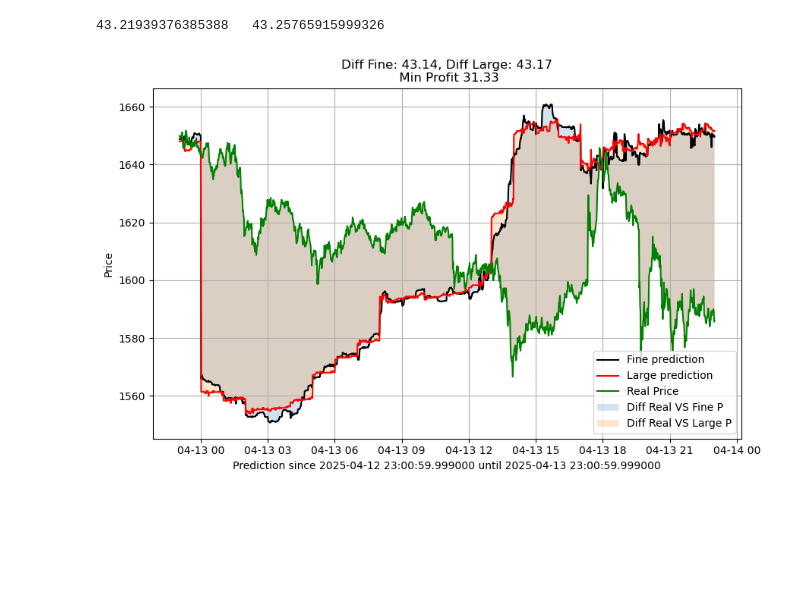
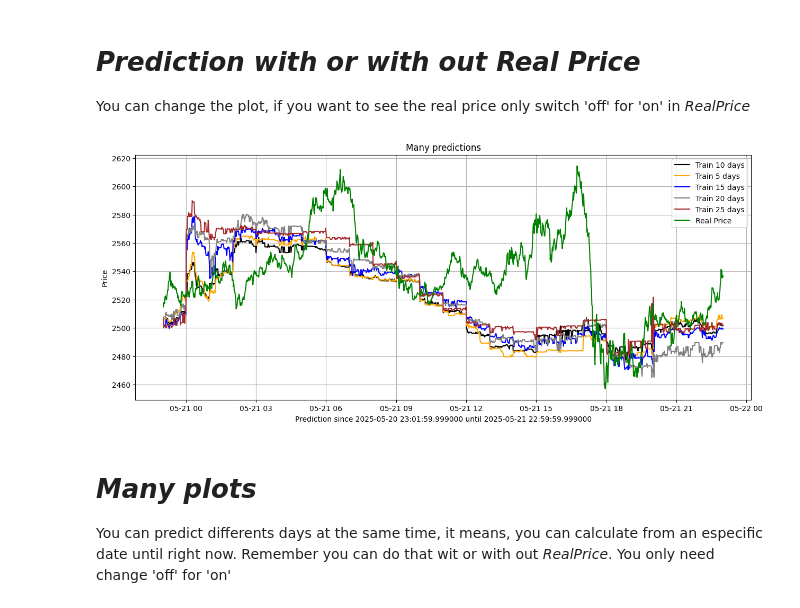
Before and after one commit to Santiagosphysics/FinalHeimdall, a Jupyter notebook: test_1.ipynb, the cells around one changed output. Saved outputs shown, nothing was run; the diff lists cells and outputs as text; code cells hidden in the pictures; blank space fills up the shorter version.

```diff
--- a/test_1.ipynb
+++ b/test_1.ipynb
@@ -1,19 +1,33 @@
-# %%
-from indicators import ModelIndicators
-
-
-end_time = '2025-04-12 23:00:00'
-
-days_fine_pred = 5
-days_pred = 25
-crypto='ETHUSDT'
-time='min'
-
-
-test_1 = ModelIndicators().development_XGBoost_final(end_time = end_time, days_fine_pred=days_fine_pred, days_pred = days_pred, crypto = crypto, time = time)
-# %% [output]
-43.21939376385388   43.25765915999326
-[figure, removed]
+# %% [markdown]
+# *Prediction with or with out Real Price*
+
+You can change the plot, if you want to see the real price only switch 'off' for 'on' in *RealPrice*
+# %%
+%matplotlib inline
+from indicators import ModelIndicators
+
+end_time = '2025-05-20 23:00:00'
+
+crypto='ETHUSDT'
+time='min'
+
+FirstTime= 5
+SecondTime=10
+ThirdTime= 15
+FourthTime=20
+FifthTime= 25
+
+RealPrice = 'on'
+ShowImage = 'on'
+
+test = ModelIndicators().XGBoostFinalFivePreds(end_time, FirstTime, SecondTime, ThirdTime, FourthTime, FifthTime, crypto, time)
+plot_1 = ModelIndicators().CreateImagesFivePreds(data=test, RealPrice=RealPrice, ShowImage=ShowImage)
+# %% [output]
+[figure, added]
+# %% [markdown]
+# *Many plots*
+
+You can predict differents days at the same time, it means, you can calculate from an especific date until right now. Remember you can do that wit or with out *RealPrice*. You only need change 'off' for 'on'
 # %%
 %matplotlib inline
 
```
Also changed, not shown: parts of 2 cells of this notebook, 25 other files.
